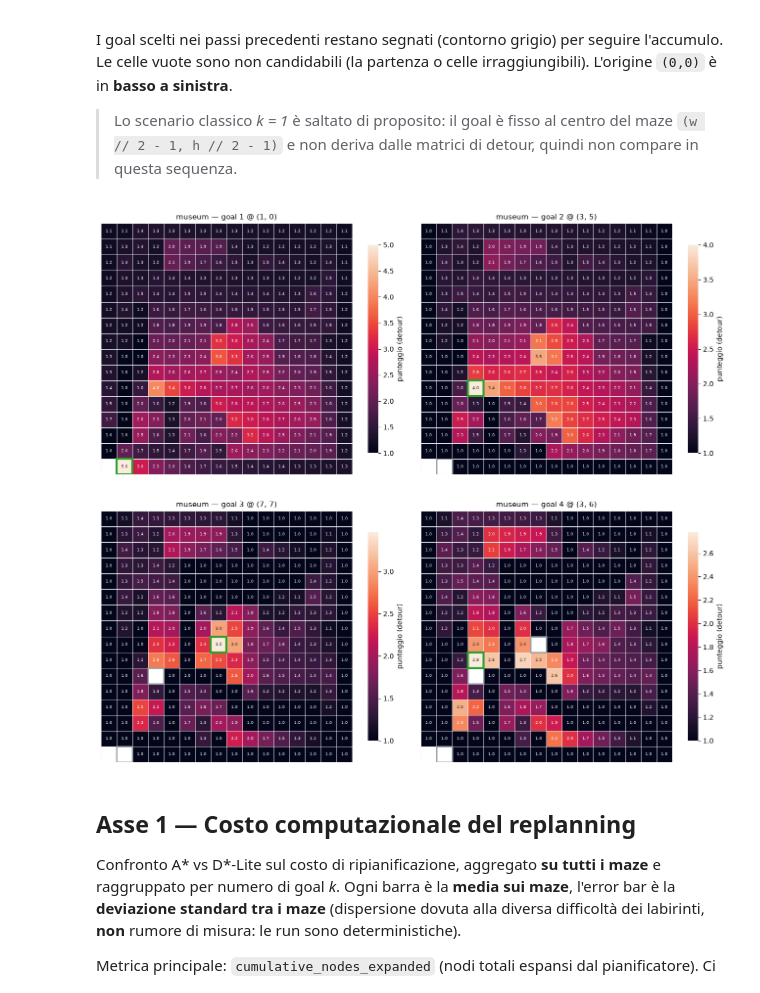
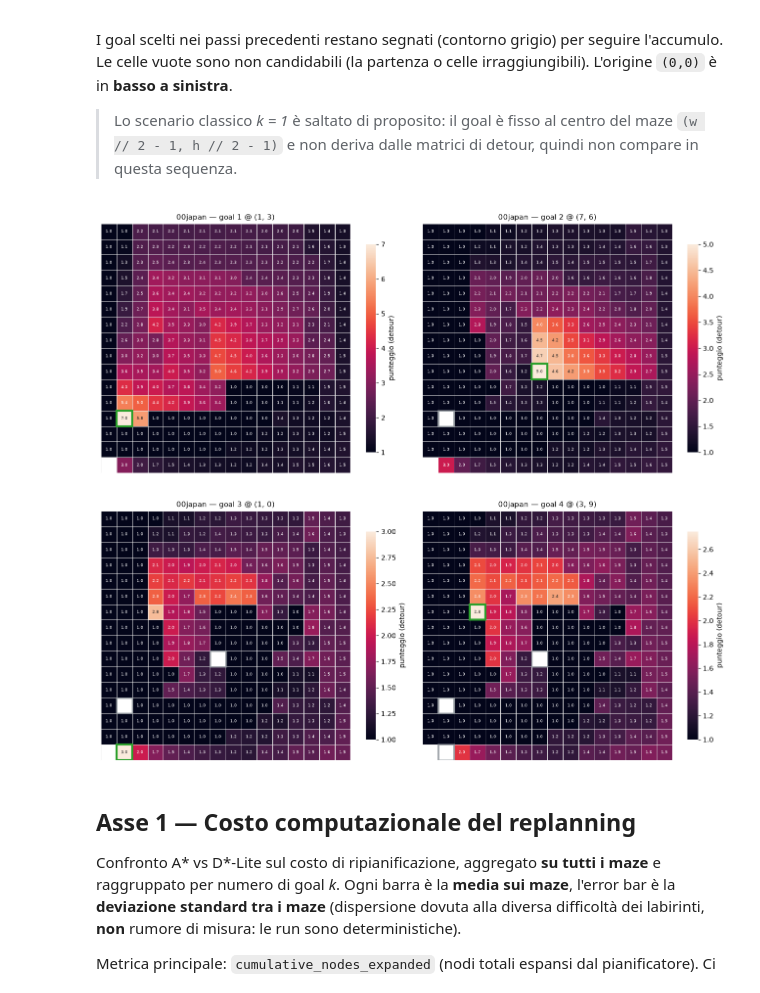
Before and after one commit to FrancescoGuarda/Rob-26-MazeSolver, a Jupyter notebook: notebooks/data_analysis.ipynb, the cells around one changed output. Saved outputs shown, nothing was run; the diff lists cells and outputs as text; code cells hidden in the pictures.

```diff
--- a/notebooks/data_analysis_2.ipynb
+++ b/notebooks/data_analysis.ipynb
@@ -162,35 +162,35 @@ def show_heatmap(ax, score_map, goal, prev_goals, title):
                 cbar=True, cbar_kws={"shrink": .7, "label": "punteggio (detour)"},
                 linewidths=.5, linecolor="#f2f2f2",
                 square=True, xticklabels=False, yticklabels=False)
     for px, py in prev_goals:            # goal gia' piazzati: contorno grigio
         ax.add_patch(plt.Rectangle((px, h - 1 - py), 1, 1, fill=False,
                                    edgecolor="#9aa0a6", lw=2))
     gx, gy = goal                        # goal scelto a questo passo: verde
     ax.add_patch(plt.Rectangle((gx, h - 1 - gy), 1, 1, fill=False,
                                edgecolor="#2ca02c", lw=3))
     ax.set_title(title, fontsize=11)
 
 
 # --- scegli qui il maze e quanti goal ricostruire (k >= 2) ---
-MAZE = "museum"
+MAZE = "00japan"
 K = 4
 
 wm, w, h = parse_maze(str(MAZES_DIR / f"{MAZE}.txt"))
 panels = goal_score_panels(wm, w, h, START, K)
 
 ncols = 2
 nrows = (len(panels) + ncols - 1) // ncols
 fig, axes = plt.subplots(nrows, ncols,
                          figsize=(ncols * (0.32 * w + 1.5), nrows * (0.32 * h + 1)))
 for ax, (i, score_map, goal, prev_goals) in zip(axes.flat, panels):
     show_heatmap(ax, score_map, goal, prev_goals,
                  f"{MAZE} — goal {i} @ {goal}")
 for ax in axes.flat[len(panels):]:       # spegni eventuali riquadri in eccesso
     ax.axis("off")
 fig.tight_layout()
 plt.show()
 # %% [output]
-[figure, old version]
+[figure, new version]
 # %% [markdown]
 ## Asse 1 — Costo computazionale del replanning
 
```
Also changed, not shown: 2 other files.
